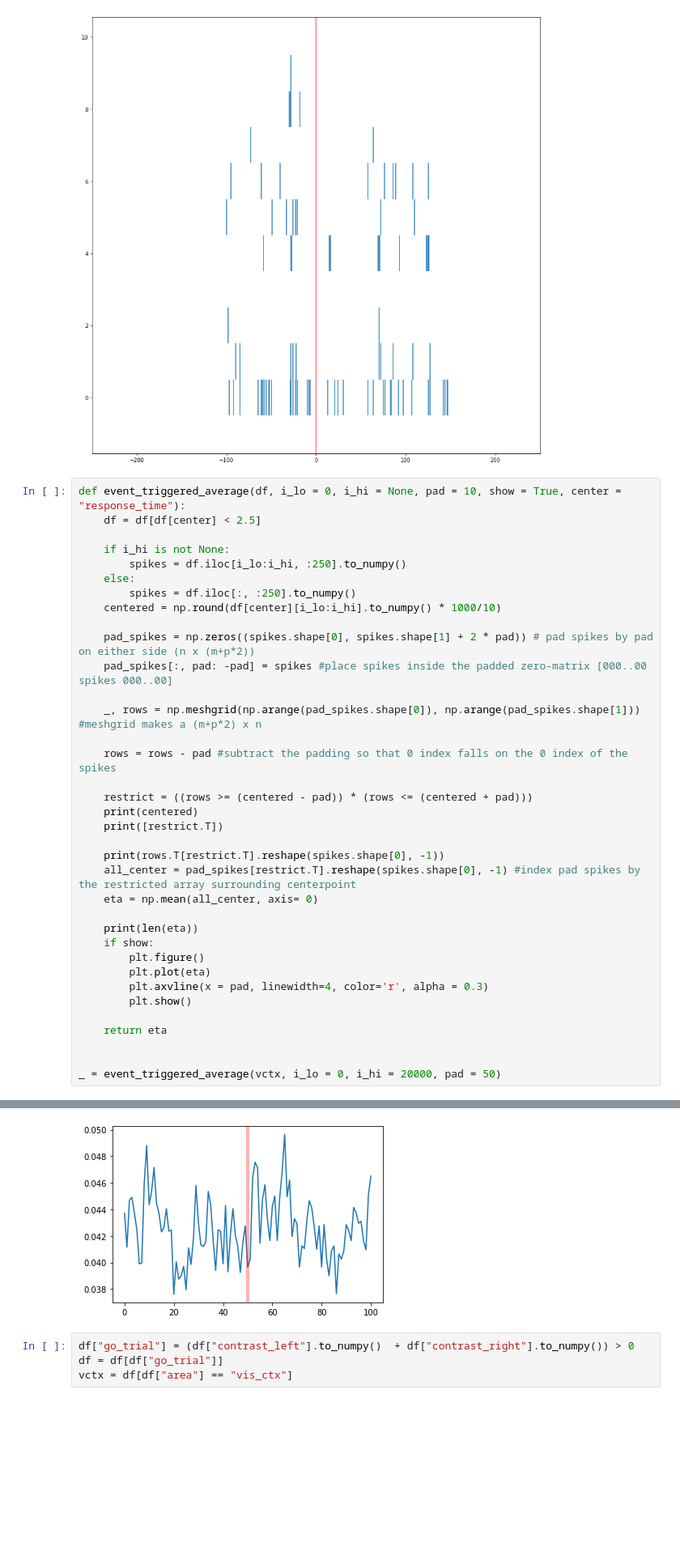
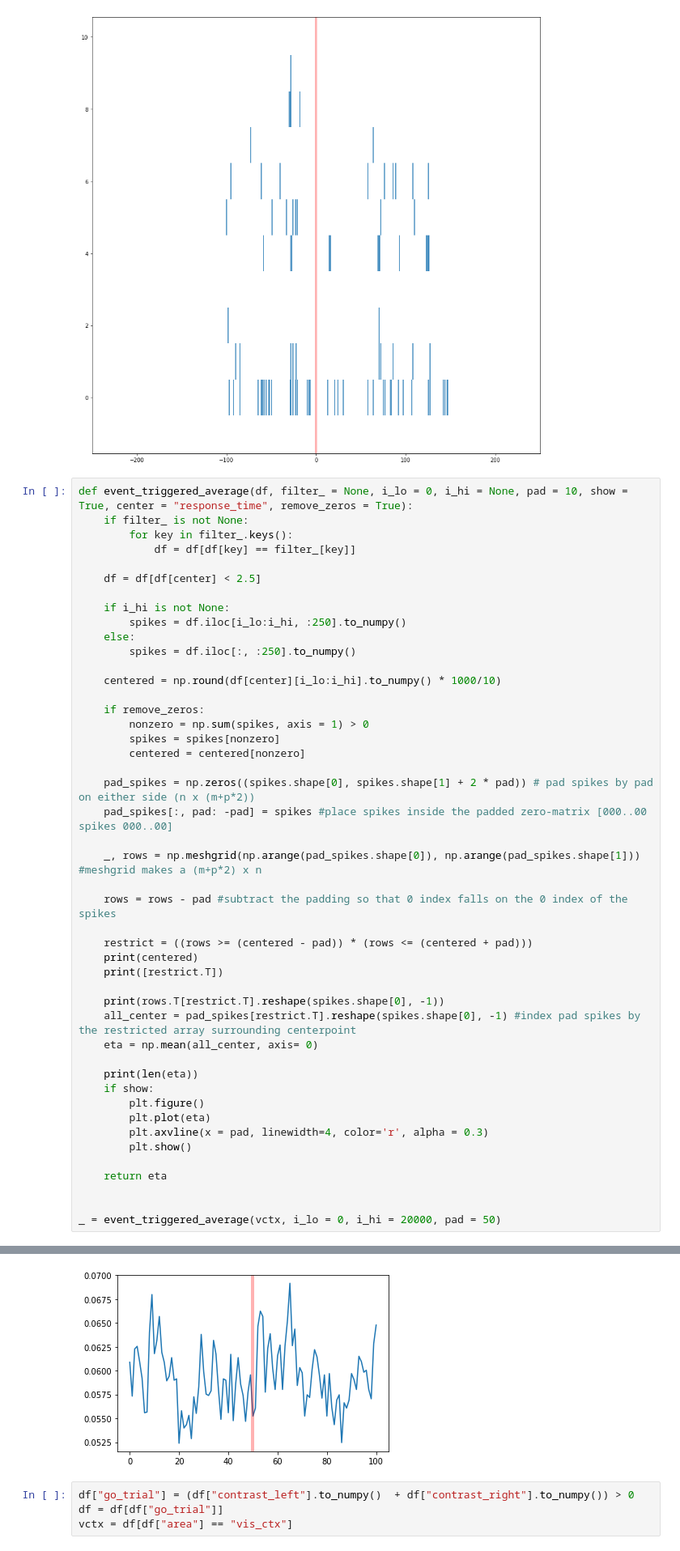
Before and after one commit to jordanlei/neuromatch-project, a Jupyter notebook: Spikes Processing.ipynb, the cells around one changed output, grey strips where cells are left out. Shown at 81% size. Saved outputs shown, nothing was run; the diff lists cells and outputs as text; blank space fills up the shorter version.

```diff
--- a/Spikes Processing.ipynb
+++ b/Spikes Processing.ipynb
@@ -81,14 +81,24 @@ rasterplot(vctx, readout_lo = 0, readout_hi = 10, center = "go_cue")
 # %% [output]
 [figure]
 # %%
-def event_triggered_average(df, i_lo = 0, i_hi = None, pad = 10, show = True, center = "response_time"):
+def event_triggered_average(df, filter_ = None, i_lo = 0, i_hi = None, pad = 10, show = True, center = "response_time", remove_zeros = True):
+    if filter_ is not None:
+        for key in filter_.keys():
+            df = df[df[key] == filter_[key]]
+
     df = df[df[center] < 2.5]
 
     if i_hi is not None:
         spikes = df.iloc[i_lo:i_hi, :250].to_numpy()
     else:
         spikes = df.iloc[:, :250].to_numpy()
+
     centered = np.round(df[center][i_lo:i_hi].to_numpy() * 1000/10)
+
+    if remove_zeros:
+        nonzero = np.sum(spikes, axis = 1) > 0
+        spikes = spikes[nonzero]
+        centered = centered[nonzero]
 
     pad_spikes = np.zeros((spikes.shape[0], spikes.shape[1] + 2 * pad)) # pad spikes by pad on either side (n x (m+p*2))
     pad_spikes[:, pad: -pad] = spikes #place spikes inside the padded zero-matrix [000..00 spikes 000..00]
@@ -120,20 +132,20 @@ _ = event_triggered_average(vctx, i_lo = 0, i_hi = 20000, pad = 50)
 [115. 115. 115. ... 248. 248. 248.]
 [array([[False, False, False, ..., False, False, False],
        [False, False, False, ..., False, False, False],
        [False, False, False, ..., False, False, False],
        ...,
        [False, False, False, ...,  True,  True, False],
        [False, False, False, ...,  True,  True, False],
        [False, False, False, ...,  True,  True, False]])]
 [[ 65  66  67 ... 163 164 165]
  [ 65  66  67 ... 163 164 165]
  [ 65  66  67 ... 163 164 165]
  ...
  [198 199 200 ... 296 297 298]
  [198 199 200 ... 296 297 298]
  [198 199 200 ... 296 297 298]]
 101
-[figure, old version]
+[figure, new version]
 # %%
 df["go_trial"] = (df["contrast_left"].to_numpy()  + df["contrast_right"].to_numpy()) > 0
 df = df[df["go_trial"]]
```
Also changed, not shown: parts of 2 cells of this notebook, 1 other file.
